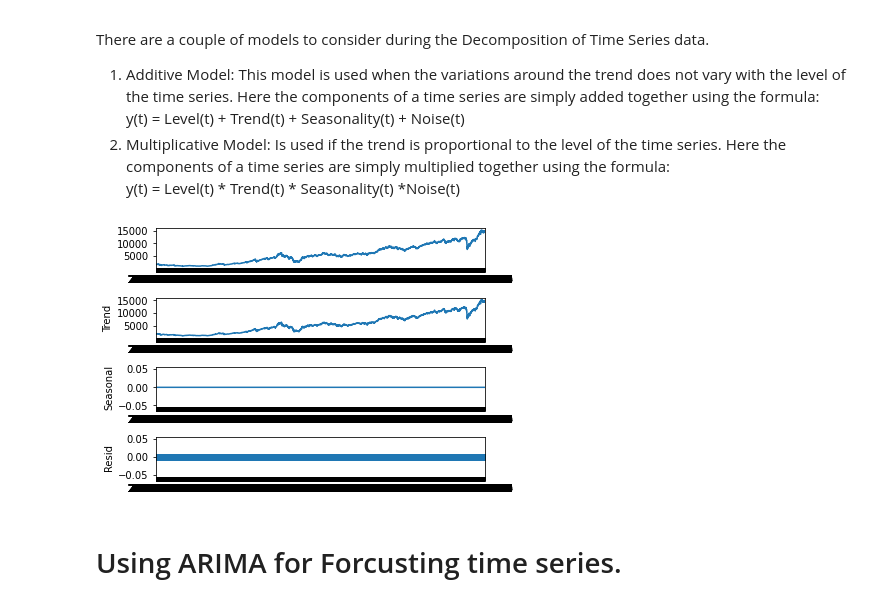
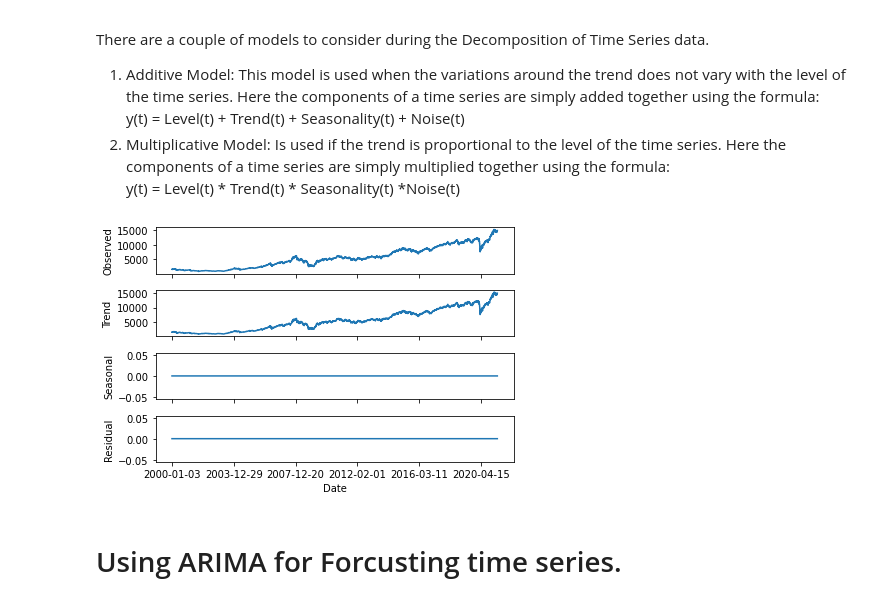
Before and after one commit to DristantaNirola/Nifty50_Index_Movement_Prediction, a Jupyter notebook: Capston_project_nifty_Stock_direction.ipynb, the cells around one changed output. Saved outputs shown, nothing was run; the diff lists cells and outputs as text; code cells hidden in the pictures.

```diff
--- a/Capston_project_nifty_Stock_direction.ipynb
+++ b/Capston_project_nifty_Stock_direction.ipynb
@@ -217,10 +217,10 @@ import pandas as pd
 from statsmodels.tsa.seasonal import seasonal_decompose
 # %%
 df= pd.DataFrame(nifty_df['Close'])
-s=seasonal_decompose(df, model= 'additive', period= 1)
+s=seasonal_decompose(df, model= 'additive', freq= 1)
 fig = s.plot()
 # %% [output]
-[figure, old version]
+[figure, new version]
 # %% [markdown]
 # Using ARIMA for Forcusting time series.
 # %%
```
Also changed, not shown: parts of 10 cells of this notebook.
